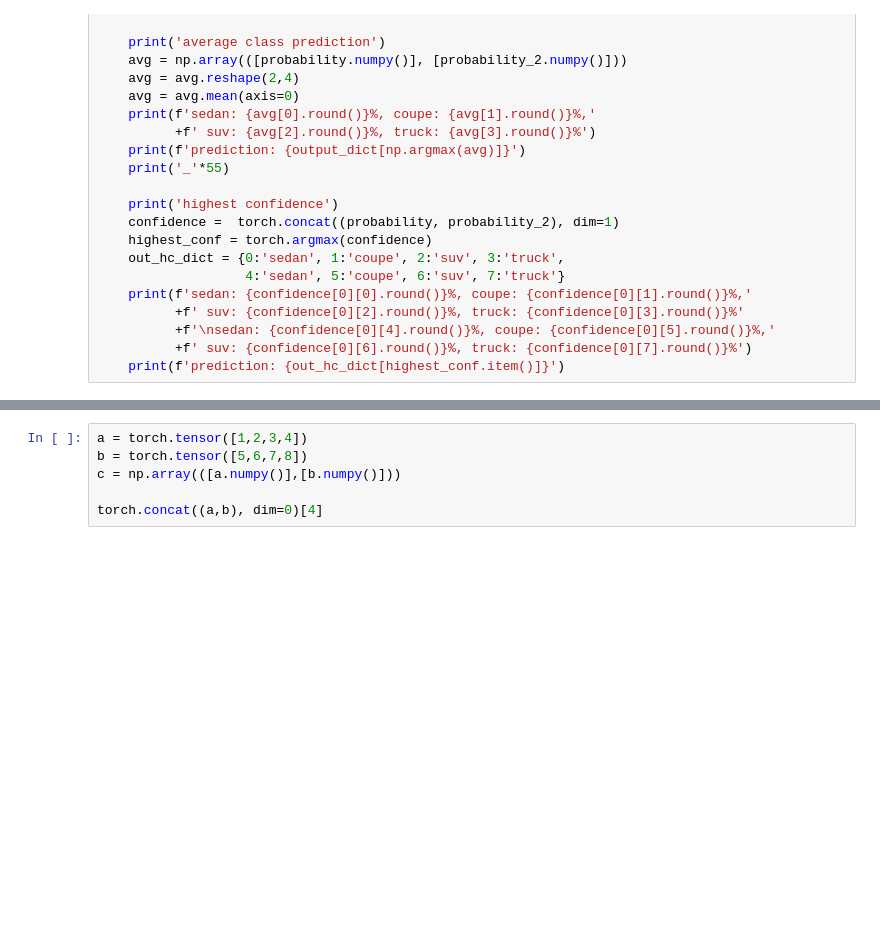
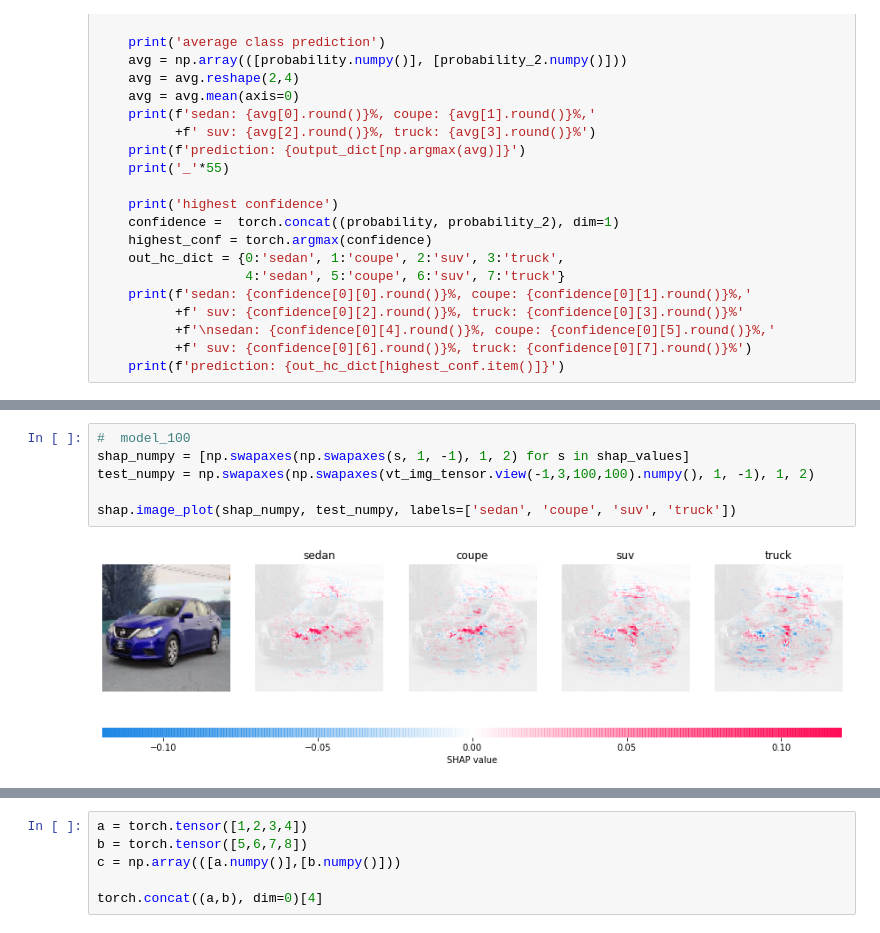
Before and after one commit to Oreolorun/Image-Recognition, a Jupyter notebook: CarTypeImageRegcognition.ipynb, the cells around one changed output, grey strips where cells are left out. Drawn from its saved outputs; the diff is of its cells as text; blank space fills up the shorter version.

```diff
--- a/CarTypeImageRegcognition.ipynb
+++ b/CarTypeImageRegcognition.ipynb
@@ -443,0 +488,8 @@ prediction: suv
+# %%
+#  model_100
+shap_numpy = [np.swapaxes(np.swapaxes(s, 1, -1), 1, 2) for s in shap_values]
+test_numpy = np.swapaxes(np.swapaxes(vt_img_tensor.view(-1,3,100,100).numpy(), 1, -1), 1, 2)
+
+shap.image_plot(shap_numpy, test_numpy, labels=['sedan', 'coupe', 'suv', 'truck'])
+# %% [output]
+[figure, added]
```
Also changed, not shown: parts of 19 cells of this notebook.
